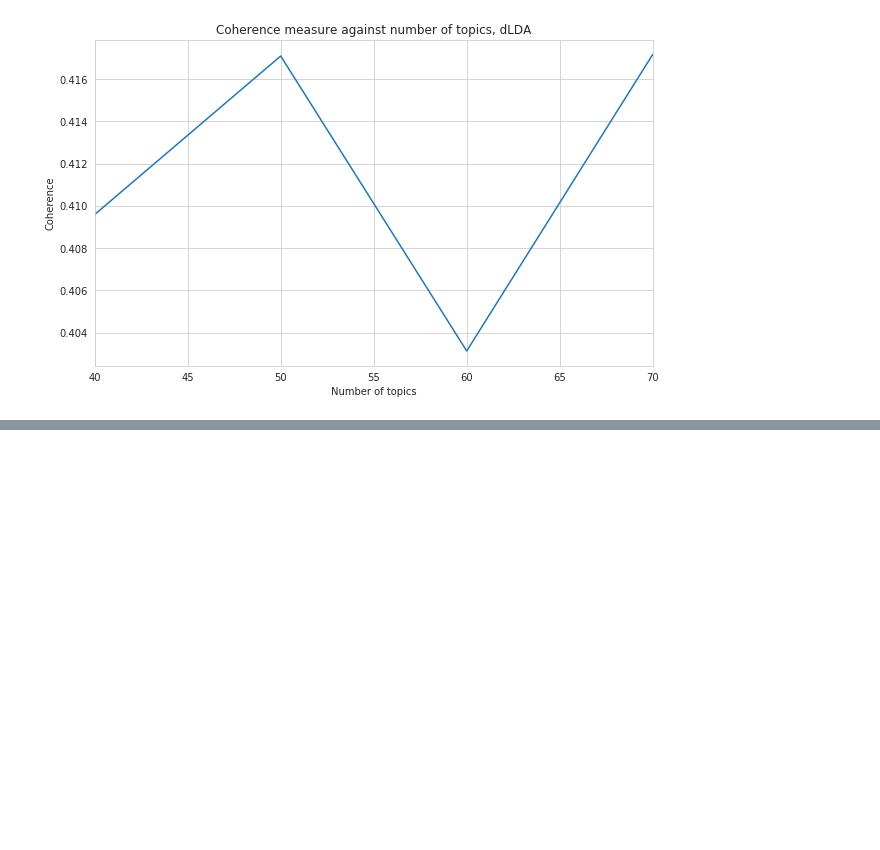
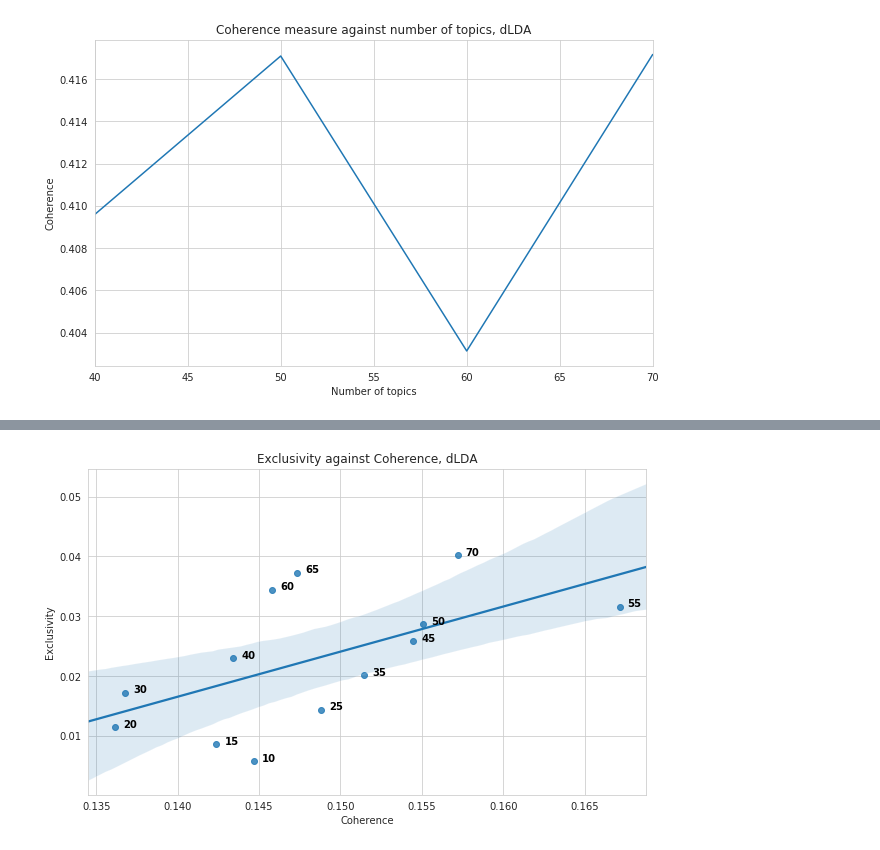
Before and after one commit to mcc-apsis/coal-discourse, a Jupyter notebook: coherence_optimal_topic_number.ipynb, the cells around one changed output, grey strips where cells are left out. Cells and saved outputs as stored; diff of their text form; code cells hidden in the pictures; blank space fills up the shorter version.

```diff
--- a/coherence_optimal_topic_number.ipynb
+++ b/coherence_optimal_topic_number.ipynb
@@ -312,0 +373,4 @@ plt.show()
+# %%
+coherences_ld = []
+for run_id in run_ids_ld:
+    coherences_ld.append(RunStats.objects.get(run_id=run_id).coherence)
@@ -312,0 +393,4 @@ plt.show()
+# %%
+get_exclusivity(1093)
+stat = RunStats.objects.get(run_id=1093)
+stat.exclusivity
@@ -312,0 +399,7 @@ plt.show()
+# %%
+exclusivity_ld = []
+for run_id in run_ids_ld:
+    get_exclusivity(run_id)
+    stat = RunStats.objects.get(run_id=run_id)
+    exclusivity_ld.append(float(stat.exclusivity))
+exclusivity_ld
@@ -312,0 +420,5 @@ plt.show()
+# %%
+data_lda = {'topic': K_t, 'coherence': coherences_ld, 'exclusivity': exclusivity_ld}
+
+df_lda = pd.DataFrame(data=data_lda)
+df_lda.set_index('topic')
@@ -312,0 +441,11 @@ plt.show()
+# %%
+fig, ax = plt.subplots(figsize=(10,6))
+p = sns.regplot(x='coherence', y='exclusivity', data=df_lda, ax = ax)
+
+for line in range(0,df_lda.shape[0]):
+     p.text(df_lda.coherence[line]+0.0005, df_lda.exclusivity[line], df_lda.topic[line], horizontalalignment='left', size='medium', color='black', weight='semibold')
+
+ax.set(xlabel="Coherence",ylabel="Exclusivity", title="Exclusivity against Coherence, dLDA")
+plt.show()
+# %% [output]
+[figure, added]
```
Also changed, not shown: parts of 49 cells of this notebook.
